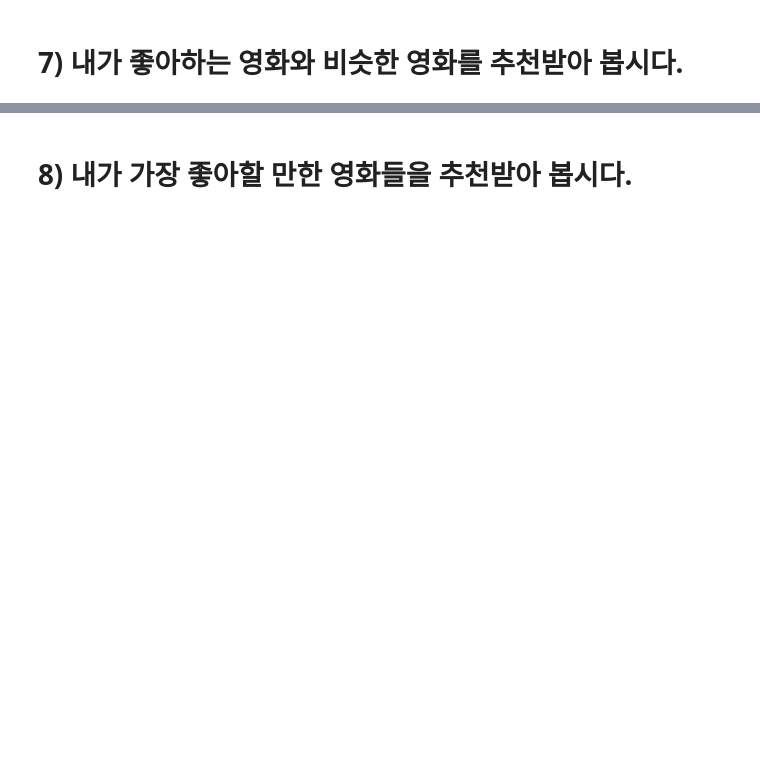
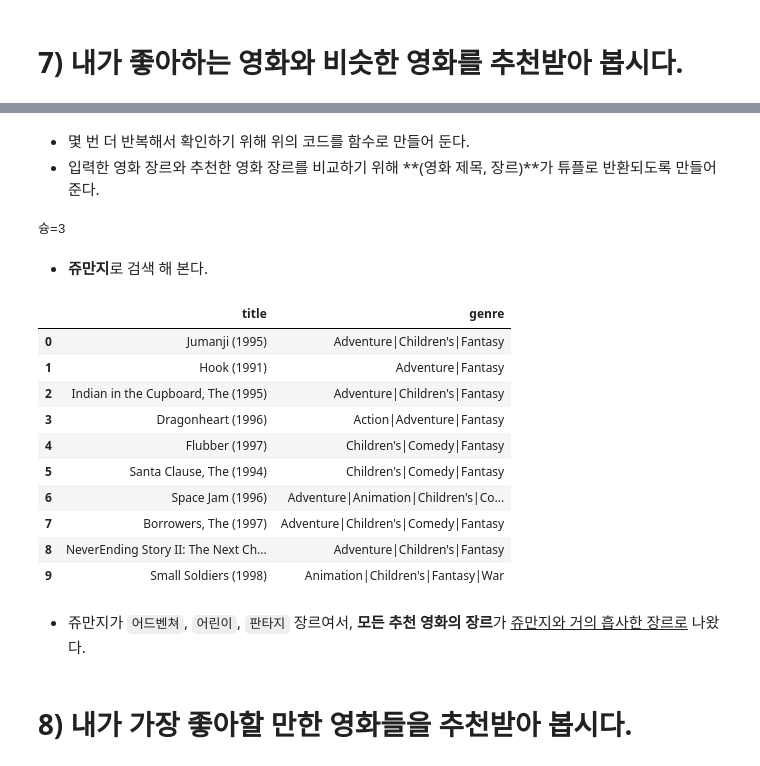
Before and after one commit to Seona056/AIFFEL_Daegu, a Jupyter notebook: [E-14] Movielens 영화 추천 실습.ipynb, the cells around one changed output, grey strips where cells are left out. Saved outputs shown, nothing was run; the diff lists cells and outputs as text; code cells hidden in the pictures; blank space fills up the shorter version.

```diff
--- a/[E-14] Movielens 영화 추천 실습.ipynb
+++ b/[E-14] Movielens 영화 추천 실습.ipynb
@@ -84,3 +425,6 @@ movies.head()
+# %%
+# 모델 훈련
+als_model.fit(csr_data)
 # %% [markdown]
 # 6) 내가 선호하는 5가지 영화 중 하나와 그 외의 영화 하나를 골라 훈련된 모델이 예측한 나의 선호도를 파악해 보세요.
 # %%
@@ -91,0 +531,8 @@ movies.head()
+# %%
+favorite_movie = 'Dead Poets Society (1989)'
+movie_id = movie_to_idx[favorite_movie]
+similar_movie_idx, similar_movie = als_model.similar_items(movie_id, N=15)
+print(similar_movie_idx)
+print(similar_movie)
+print(len(similar_movie_idx))
+print(len(similar_movie))
@@ -91,0 +569,4 @@ movies.head()
+# %%
+# movie_to_idx 를 뒤집어, index로부터 movie 이름을 얻는 dict를 생성합니다.
+idx_to_movie = {v:k for k,v in movie_to_idx.items()}
+[idx_to_movie[i[0]] for i in tuple_similar_movie]
@@ -92,3 +589,39 @@ movies.head()
+# %% [markdown]
+- 몇 번 더 반복해서 확인하기 위해 위의 코드를 함수로 만들어 둔다.
+- 입력한 영화 장르와 추천한 영화 장르를 비교하기 위해 **(영화 제목, 장르)**가 튜플로 반환되도록 만들어 준다.
+# %%
+def get_similar_movie(movie_name: str):
+    movie_id = movie_to_idx[movie_name]
+    similar_movie_idx, similar_movie = als_model.similar_items(movie_id)
+
+    similar_title = [idx_to_movie[i]  for i in similar_movie_idx]
+    similar_genre = [data.loc[data.index[data['title'] == s][0], 'genre'] for s in similar_title]
+
+    similar_title_genre = pd.DataFrame(zip(similar_title, similar_genre), columns=['title', 'genre'])
+
+    return similar_title_genre
+
+print("슝=3")
+# %% [output]
+슝=3
+# %% [markdown]
+- **쥬만지**로 검색 해 본다.
+# %%
+get_similar_movie('Jumanji (1995)')
+# %% [output]
+|  | title | genre |
+| 0 | Jumanji (1995) | Adventure|Children's|Fantasy |
+| 1 | Hook (1991) | Adventure|Fantasy |
+| 2 | Indian in the Cupboard, The (1995) | Adventure|Children's|Fantasy |
+| 3 | Dragonheart (1996) | Action|Adventure|Fantasy |
+| 4 | Flubber (1997) | Children's|Comedy|Fantasy |
+| 5 | Santa Clause, The (1994) | Children's|Comedy|Fantasy |
+| 6 | Space Jam (1996) | Adventure|Animation|Children's|Co... |
+| 7 | Borrowers, The (1997) | Adventure|Children's|Comedy|Fantasy |
+| 8 | NeverEnding Story II: The Next Ch... | Adventure|Children's|Fantasy |
+| 9 | Small Soldiers (1998) | Animation|Children's|Fantasy|War |
+# %% [markdown]
+- 쥬만지가 `어드벤쳐`, `어린이`, `판타지` 장르여서, **모든 추천 영화의 장르**가 <u>쥬만지와 거의 흡사한 장르로</u> 나왔다.
 # %% [markdown]
 # 8) 내가 가장 좋아할 만한 영화들을 추천받아 봅시다.
 # %%
```
Also changed, not shown: parts of 126 cells of this notebook, 1 other file.
